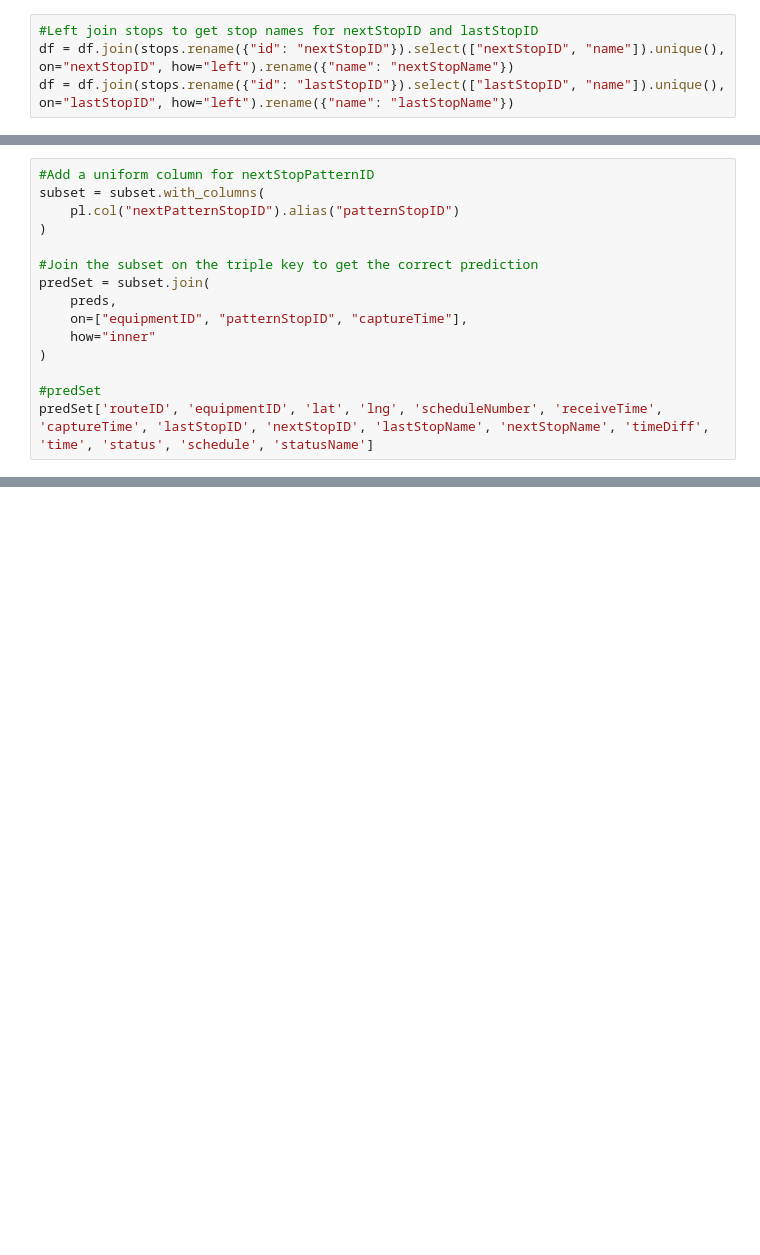
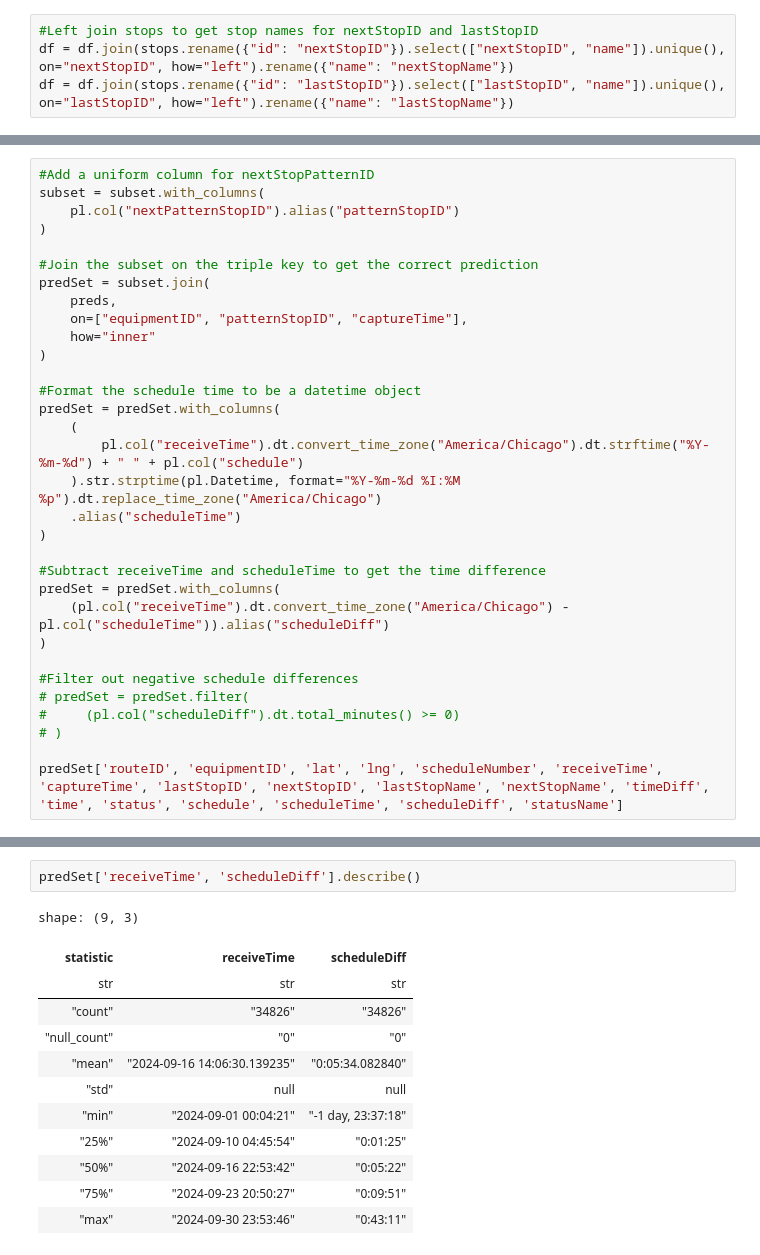
Before and after one commit to shaivilp/Research-Rookies, a Jupyter notebook: data_visualization/predictions.ipynb, the cells around one changed output, grey strips where cells are left out. Drawn from its saved outputs; the diff is of its cells as text; blank space fills up the shorter version.

```diff
--- a/data_visualization/predictions.ipynb
+++ b/data_visualization/predictions.ipynb
@@ -230,6 +230,23 @@ predSet = subset.join(
     how="inner"
 )
 
-#predSet
-predSet['routeID', 'equipmentID', 'lat', 'lng', 'scheduleNumber', 'receiveTime', 'captureTime', 'lastStopID', 'nextStopID', 'lastStopName', 'nextStopName', 'timeDiff', 'time', 'status', 'schedule', 'statusName']
+#Format the schedule time to be a datetime object
+predSet = predSet.with_columns(
+    (
+        pl.col("receiveTime").dt.convert_time_zone("America/Chicago").dt.strftime("%Y-%m-%d") + " " + pl.col("schedule")
+    ).str.strptime(pl.Datetime, format="%Y-%m-%d %I:%M %p").dt.replace_time_zone("America/Chicago")
+    .alias("scheduleTime")
+)
+
+#Subtract receiveTime and scheduleTime to get the time difference
+predSet = predSet.with_columns(
+    (pl.col("receiveTime").dt.convert_time_zone("America/Chicago") - pl.col("scheduleTime")).alias("scheduleDiff")
+)
+
+#Filter out negative schedule differences
+# predSet = predSet.filter(
+#     (pl.col("scheduleDiff").dt.total_minutes() >= 0)
+# )
+
+predSet['routeID', 'equipmentID', 'lat', 'lng', 'scheduleNumber', 'receiveTime', 'captureTime', 'lastStopID', 'nextStopID', 'lastStopName', 'nextStopName', 'timeDiff', 'time', 'status', 'schedule', 'scheduleTime', 'scheduleDiff', 'statusName']
 # %% [output]
@@ -249,0 +323,15 @@ shape: (34_826, 16)
+# %%
+predSet['receiveTime', 'scheduleDiff'].describe()
+# %% [output]
+shape: (9, 3)
+| statistic | receiveTime | scheduleDiff |
+| str | str | str |
+| "count" | "34826" | "34826" |
+| "null_count" | "0" | "0" |
+| "mean" | "2024-09-16 14:06:30.139235" | "0:05:34.082840" |
+| "std" | null | null |
+| "min" | "2024-09-01 00:04:21" | "-1 day, 23:37:18" |
+| "25%" | "2024-09-10 04:45:54" | "0:01:25" |
+| "50%" | "2024-09-16 22:53:42" | "0:05:22" |
+| "75%" | "2024-09-23 20:50:27" | "0:09:51" |
+| "max" | "2024-09-30 23:53:46" | "0:43:11" |
```
Also changed, not shown: parts of 5 cells of this notebook.
